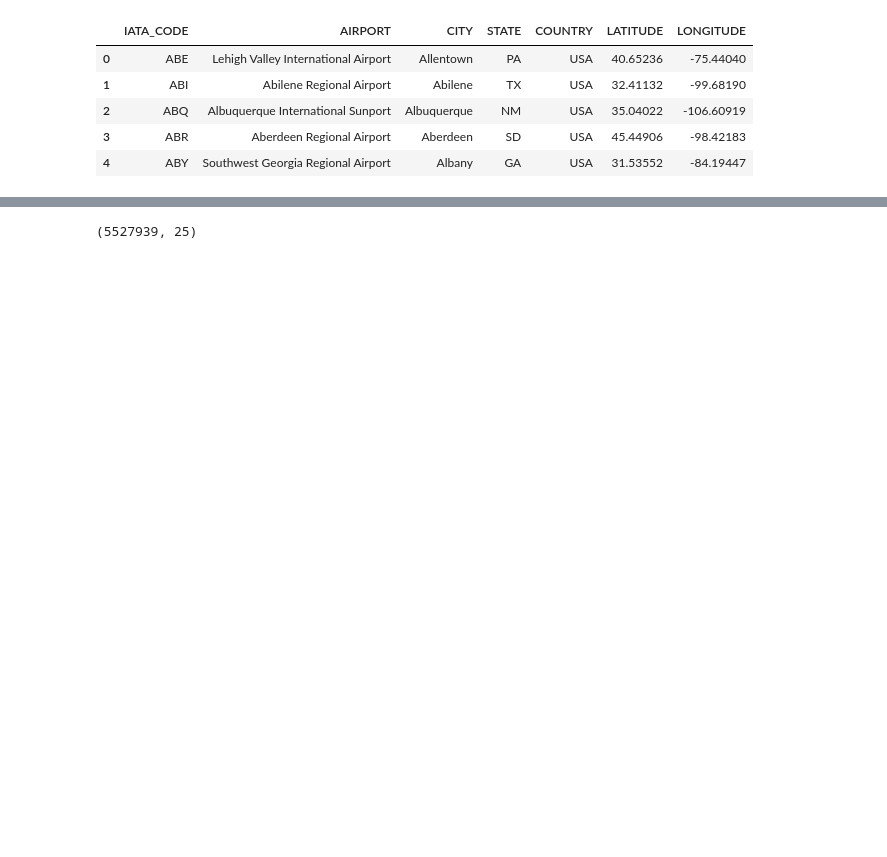
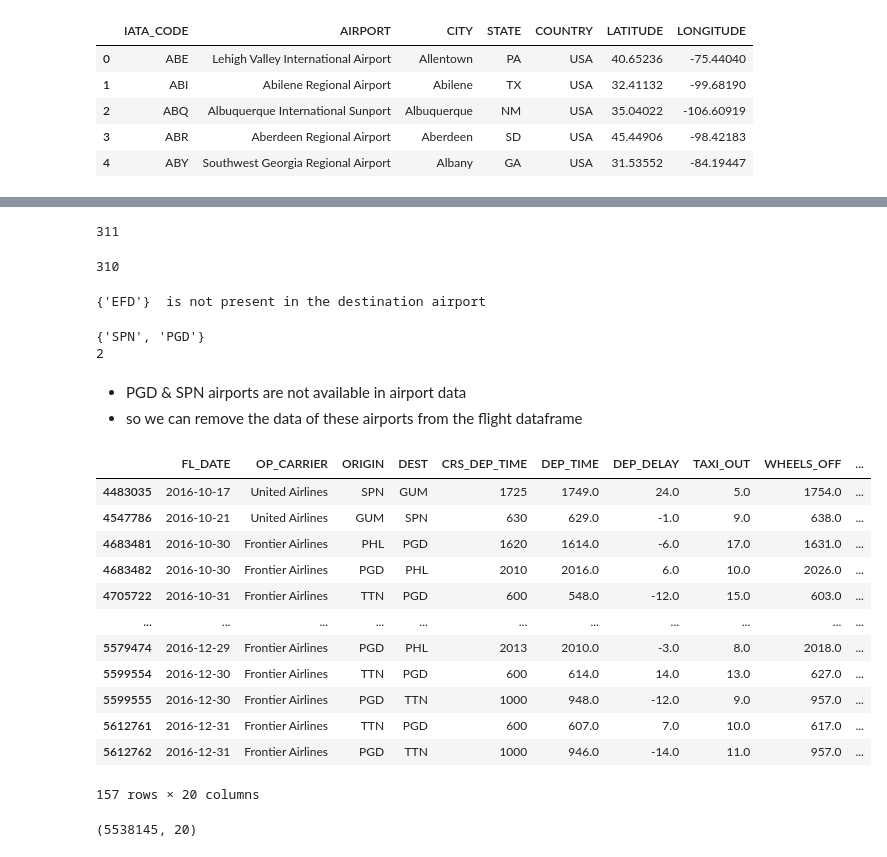
Before and after one commit to SuhelAnsari9272/Flight-Delay-Prediction, a Jupyter notebook: flight_df_preprocessing.ipynb, the cells around one changed output, grey strips where cells are left out. Cells and saved outputs as stored; diff of their text form; code cells hidden in the pictures; blank space fills up the shorter version.

```diff
--- a/flight_df_preprocessing.ipynb
+++ b/flight_df_preprocessing.ipynb
@@ -73,3 +70,6 @@ columns_to_drop_flight_data = [
     'SECURITY_DELAY', 'LATE_AIRCRAFT_DELAY', 'Unnamed: 27'
 ]
 flight_2016= flight_2016.drop(columns=columns_to_drop_flight_data, errors='ignore')
+# %%
+# we can drop the OP_CARRIER_FL_NUM column as well
+flight_2016.drop('OP_CARRIER_FL_NUM', axis = 1, inplace = True)
@@ -105,0 +154,2 @@ dtype: int64
+# %%
+flight_2016['FL_DATE'] = pd.to_datetime(flight_2016['FL_DATE'])
@@ -105,0 +194,17 @@ dtype: int64
+# %%
+#updating the airlines names
+
+flight_df['OP_CARRIER'].replace({
+    'UA':'United Airlines',
+    'AS':'Alaska Airlines',
+    'B6':'JetBlue Airways',
+    'EV':'ExpressJet',
+    'F9':'Frontier Airlines',
+    'HA':'Hawaiian Airlines',
+    'NK':'Spirit Airlines',
+    'OO':'SkyWest Airlines',
+    'VX':'Virgin America',
+    'WN':'Southwest Airlines',
+    'AA':'American Airlines',
+    'DL':'Delta Airlines'
+}, inplace=True)
@@ -132,4 +285,53 @@ flight_2016.shape
+# %%
+# Count different Origin airport
+flight_df['ORIGIN'].nunique()
+# %% [output]
+311
+# %%
+# Count different Dest airport
+flight_df['DEST'].nunique()
+# %% [output]
+310
+# %%
+#airport not peresent in  DEST
+origin_set = set(flight_df['ORIGIN'].unique())
+dest_set = set(flight_df['DEST'].unique())
+diff_set = origin_set - dest_set
+print(diff_set ," is not present in the destination airport")
+# %% [output]
+{'EFD'}  is not present in the destination airport
+# %%
+#airport which is not present in the flight data
+airport_set = set(airport_data['IATA_CODE'].unique())
+flight_air_set  = origin_set.intersection(dest_set)
+common_airport = airport_set.intersection(flight_air_set)
+missing_airport = flight_air_set - common_airport
+print(missing_airport)
+print(len(missing_airport))
+# %% [output]
+{'SPN', 'PGD'}
+2
+# %% [markdown]
+* PGD & SPN airports are not available in airport data
+* so we can remove the data of these airports from the flight dataframe
+# %%
+flight_df[(flight_df['ORIGIN'] == 'PGD') | (flight_df['ORIGIN'] == 'SPN')|
+            (flight_df['DEST'] == 'PGD') | (flight_df['DEST'] == 'SPN')]
+# %% [output]
+|  | FL_DATE | OP_CARRIER | ORIGIN | DEST | CRS_DEP_TIME | DEP_TIME | DEP_DELAY | TAXI_OUT | WHEELS_OFF | ... |
+| 4483035 | 2016-10-17 | United Airlines | SPN | GUM | 1725 | 1749.0 | 24.0 | 5.0 | 1754.0 | ... |
+| 4547786 | 2016-10-21 | United Airlines | GUM | SPN | 630 | 629.0 | -1.0 | 9.0 | 638.0 | ... |
+| 4683481 | 2016-10-30 | Frontier Airlines | PHL | PGD | 1620 | 1614.0 | -6.0 | 17.0 | 1631.0 | ... |
+| 4683482 | 2016-10-30 | Frontier Airlines | PGD | PHL | 2010 | 2016.0 | 6.0 | 10.0 | 2026.0 | ... |
+| 4705722 | 2016-10-31 | Frontier Airlines | TTN | PGD | 600 | 548.0 | -12.0 | 15.0 | 603.0 | ... |
+| ... | ... | ... | ... | ... | ... | ... | ... | ... | ... | ... |
+| 5579474 | 2016-12-29 | Frontier Airlines | PGD | PHL | 2013 | 2010.0 | -3.0 | 8.0 | 2018.0 | ... |
+| 5599554 | 2016-12-30 | Frontier Airlines | TTN | PGD | 600 | 614.0 | 14.0 | 13.0 | 627.0 | ... |
+| 5599555 | 2016-12-30 | Frontier Airlines | PGD | TTN | 1000 | 948.0 | -12.0 | 9.0 | 957.0 | ... |
+| 5612761 | 2016-12-31 | Frontier Airlines | TTN | PGD | 600 | 607.0 | 7.0 | 10.0 | 617.0 | ... |
+| 5612762 | 2016-12-31 | Frontier Airlines | PGD | TTN | 1000 | 946.0 | -14.0 | 11.0 | 957.0 | ... |
+157 rows × 20 columns
 # %%
 flight_df.shape
 # %% [output]
-(5527939, 25)
+(5538145, 20)
```
Also changed, not shown: parts of 63 cells of this notebook, 3 other files.
